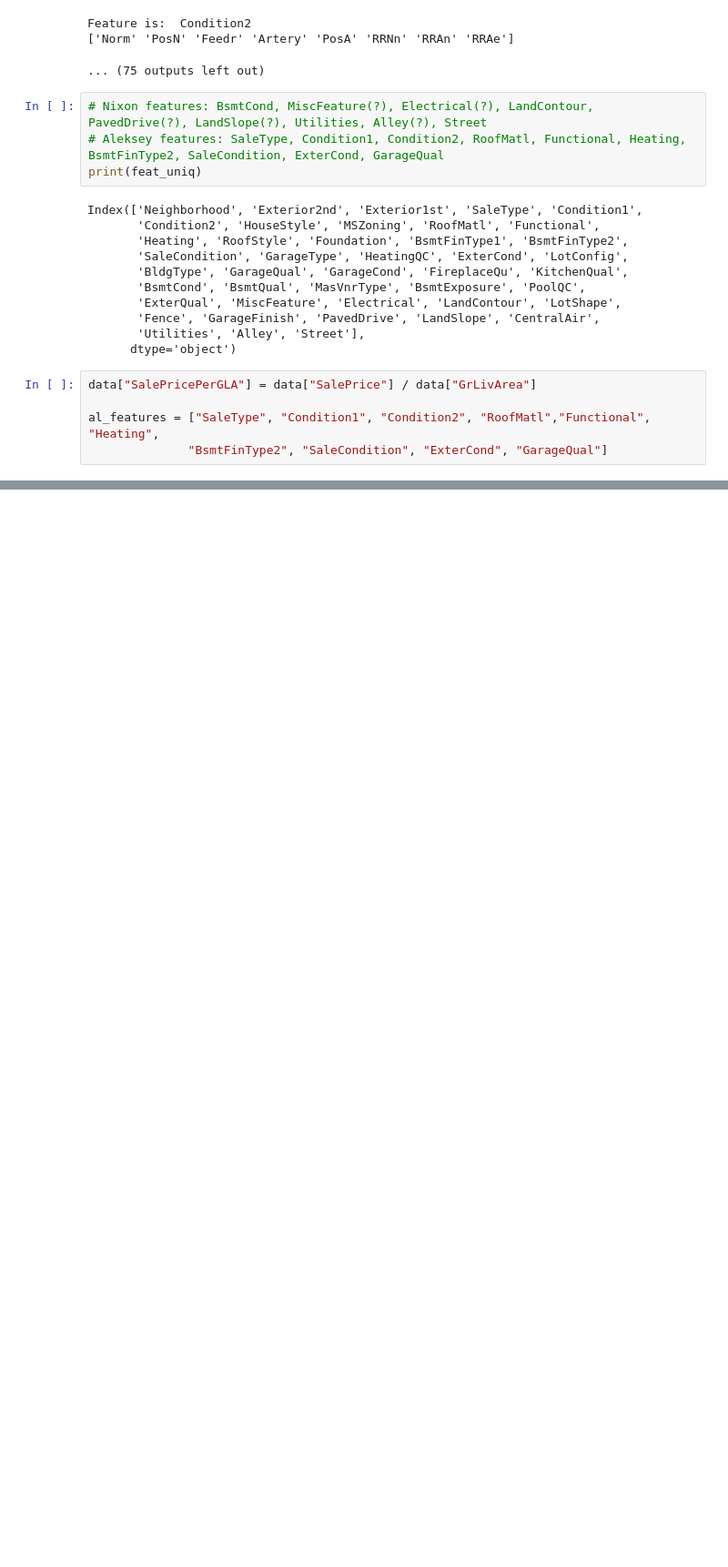
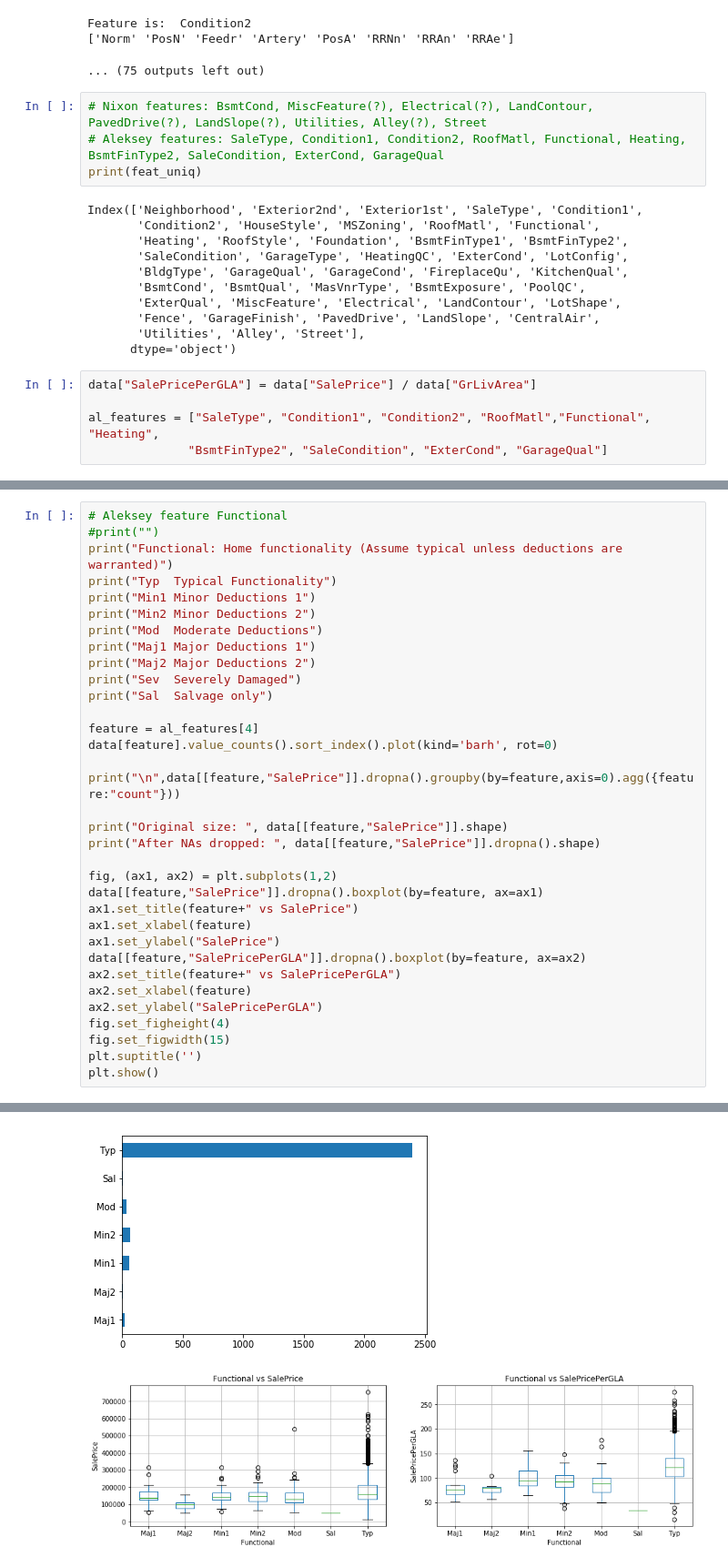
Before and after one commit to aklimchenko/proj3, a Jupyter notebook: House_Market_Data_EDA_Aleksey_Edit.ipynb, the cells around one changed output, grey strips where cells are left out. Shown at 91% size. Saved outputs shown, nothing was run; the diff lists cells and outputs as text; blank space fills up the shorter version.

```diff
--- a/House_Market_Data_EDA_Aleksey_Edit.ipynb
+++ b/House_Market_Data_EDA_Aleksey_Edit.ipynb
@@ -154,0 +319,35 @@ After NAs dropped:  (2579, 2)
+# %%
+# Aleksey feature Functional
+#print("")
+print("Functional: Home functionality (Assume typical unless deductions are warranted)")
+print("Typ	Typical Functionality")
+print("Min1	Minor Deductions 1")
+print("Min2	Minor Deductions 2")
+print("Mod	Moderate Deductions")
+print("Maj1	Major Deductions 1")
+print("Maj2	Major Deductions 2")
+print("Sev	Severely Damaged")
+print("Sal	Salvage only")
+
+feature = al_features[4]
+data[feature].value_counts().sort_index().plot(kind='barh', rot=0)
+
+print("\n",data[[feature,"SalePrice"]].dropna().groupby(by=feature,axis=0).agg({feature:"count"}))
+
+print("Original size: ", data[[feature,"SalePrice"]].shape)
+print("After NAs dropped: ", data[[feature,"SalePrice"]].dropna().shape)
+
+fig, (ax1, ax2) = plt.subplots(1,2)
+data[[feature,"SalePrice"]].dropna().boxplot(by=feature, ax=ax1)
+ax1.set_title(feature+" vs SalePrice")
+ax1.set_xlabel(feature)
+ax1.set_ylabel("SalePrice")
+data[[feature,"SalePricePerGLA"]].dropna().boxplot(by=feature, ax=ax2)
+ax2.set_title(feature+" vs SalePricePerGLA")
+ax2.set_xlabel(feature)
+ax2.set_ylabel("SalePricePerGLA")
+fig.set_figheight(4)
+fig.set_figwidth(15)
+plt.suptitle('')
+plt.show()
+# %% [output]
@@ -154,0 +371,2 @@ After NAs dropped:  (2579, 2)
+[figure, added]
+[figure, added]
```
Also changed, not shown: parts of 10 cells of this notebook, 1 other file.
